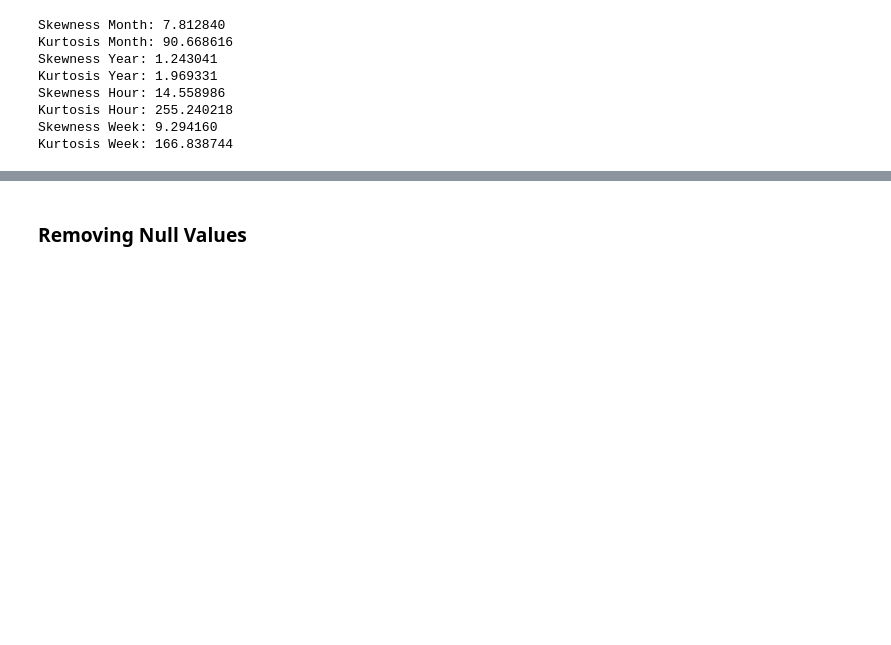
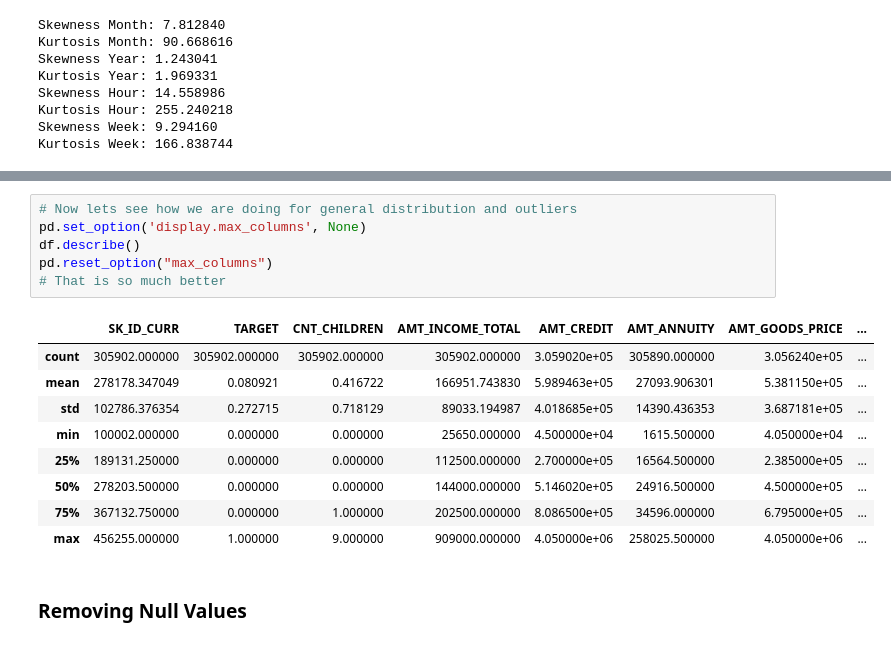
Before and after one commit to SharelCooper/LoanDefaultAnalysisAndMLPredicton, a Jupyter notebook: Loan Project.ipynb, the cells around one changed output, grey strips where cells are left out. Cells and saved outputs as stored; diff of their text form; blank space fills up the shorter version.

```diff
--- a/Loan Project.ipynb
+++ b/Loan Project.ipynb
@@ -475,3 +512,19 @@ Kurtosis Hour after: 239.916343
+# %%
+# Now lets see how we are doing for general distribution and outliers
+pd.set_option('display.max_columns', None)
+df.describe()
+pd.reset_option("max_columns")
+# That is so much better
+# %% [output]
+|  | SK_ID_CURR | TARGET | CNT_CHILDREN | AMT_INCOME_TOTAL | AMT_CREDIT | AMT_ANNUITY | AMT_GOODS_PRICE | ... |
+| count | 305902.000000 | 305902.000000 | 305902.000000 | 305902.000000 | 3.059020e+05 | 305890.000000 | 3.056240e+05 | ... |
+| mean | 278178.347049 | 0.080921 | 0.416722 | 166951.743830 | 5.989463e+05 | 27093.906301 | 5.381150e+05 | ... |
+| std | 102786.376354 | 0.272715 | 0.718129 | 89033.194987 | 4.018685e+05 | 14390.436353 | 3.687181e+05 | ... |
+| min | 100002.000000 | 0.000000 | 0.000000 | 25650.000000 | 4.500000e+04 | 1615.500000 | 4.050000e+04 | ... |
+| 25% | 189131.250000 | 0.000000 | 0.000000 | 112500.000000 | 2.700000e+05 | 16564.500000 | 2.385000e+05 | ... |
+| 50% | 278203.500000 | 0.000000 | 0.000000 | 144000.000000 | 5.146020e+05 | 24916.500000 | 4.500000e+05 | ... |
+| 75% | 367132.750000 | 0.000000 | 1.000000 | 202500.000000 | 8.086500e+05 | 34596.000000 | 6.795000e+05 | ... |
+| max | 456255.000000 | 1.000000 | 9.000000 | 909000.000000 | 4.050000e+06 | 258025.500000 | 4.050000e+06 | ... |
 # %% [markdown]
 ### Removing Null Values
 # %%
```
Also changed, not shown: parts of 22 cells of this notebook.
